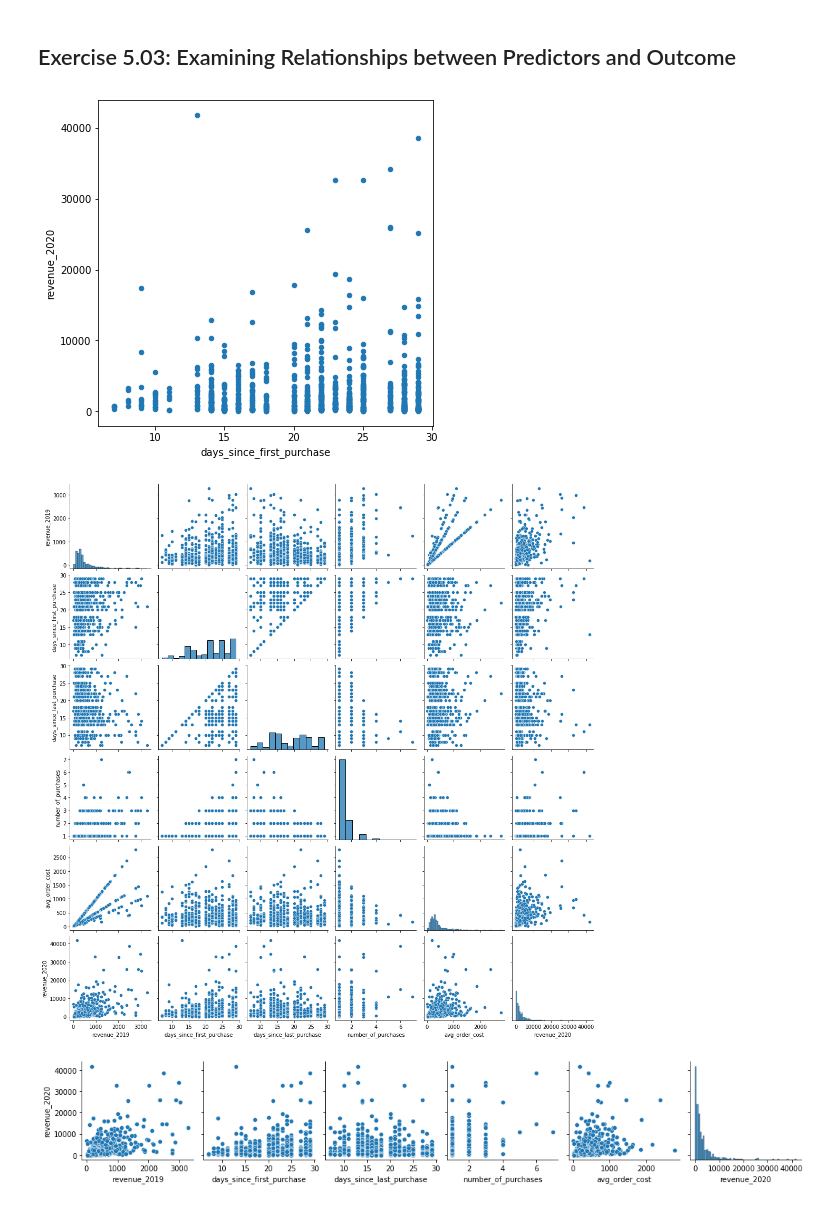
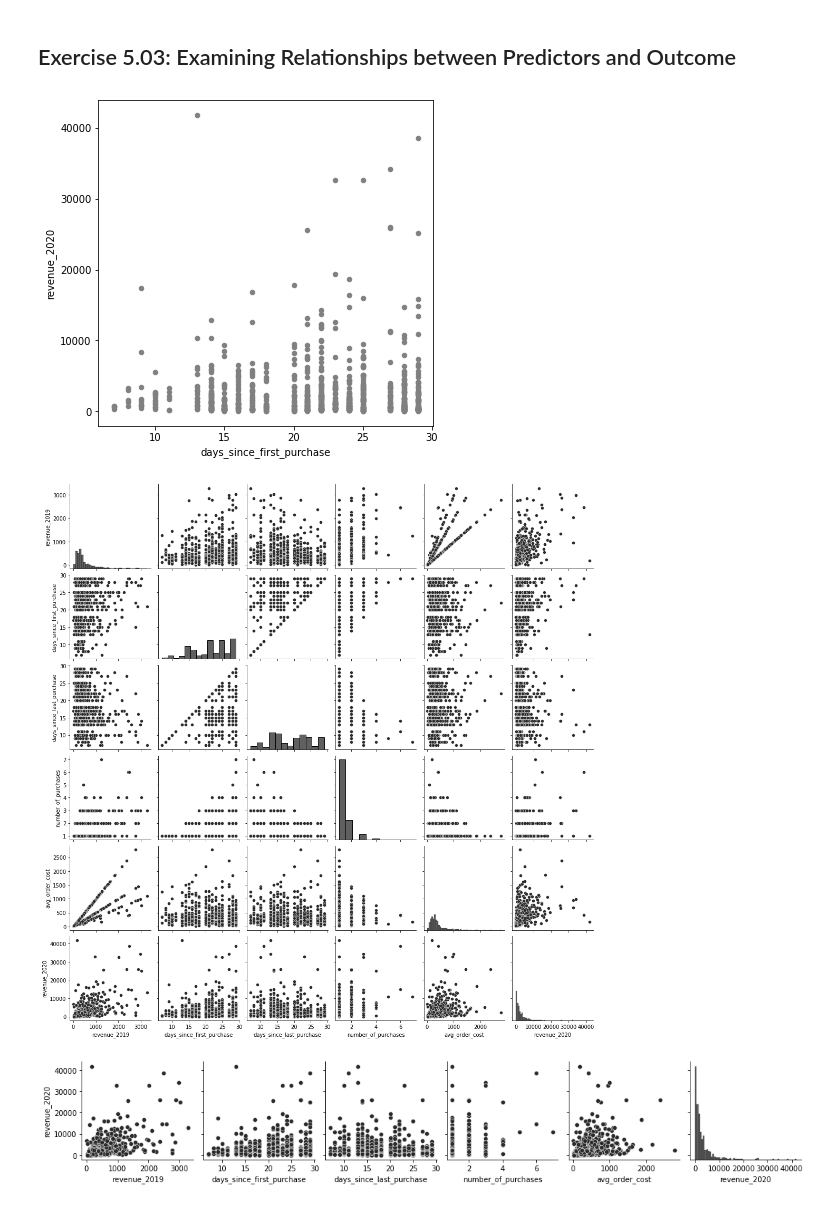
Before and after one commit to PacktPublishing/Data-Science-for-Marketing-Analytics-Second-Edition, a Jupyter notebook: Chapter05/Exercise 5.03.ipynb, the cells around one changed output. Saved outputs shown, nothing was run; the diff lists cells and outputs as text; code cells hidden in the pictures.

```diff
--- a/Chapter05/Exercise 5.03.ipynb
+++ b/Chapter05/Exercise 5.03.ipynb
@@ -1,25 +1,27 @@
 # %% [markdown]
 ## Exercise 5.03: Examining Relationships between Predictors and Outcome
 # %%
-df = pd.read_csv('wrangled_transactions.csv', index_col='CustomerID')
+df = pd.read_csv('wrangled_transactions.csv', \
+                 index_col='CustomerID')
 # %%
-df.plot.scatter(x="days_since_first_purchase", y="revenue_2020",figsize=[6,6])
+df.plot.scatter(x="days_since_first_purchase", \
+                y="revenue_2020", \
+                figsize=[6,6], color='gray')
 plt.show()
 # %% [output]
-[figure, old version]
+[figure, new version]
 # %%
 import seaborn as sns
-%matplotlib inline
-
+sns.set_palette('Greys_r')
 sns.pairplot(df)
 plt.show()
 # %% [output]
-[figure, old version]
+[figure, new version]
 # %%
-sns.pairplot(df,y_vars="revenue_2020")
+sns.pairplot(df, y_vars="revenue_2020")
 plt.show()
 # %% [output]
-[figure, old version]
+[figure, new version]
 # %%
 df.corr()
 # %% [output]
```
Also changed, not shown: 5 other files.
